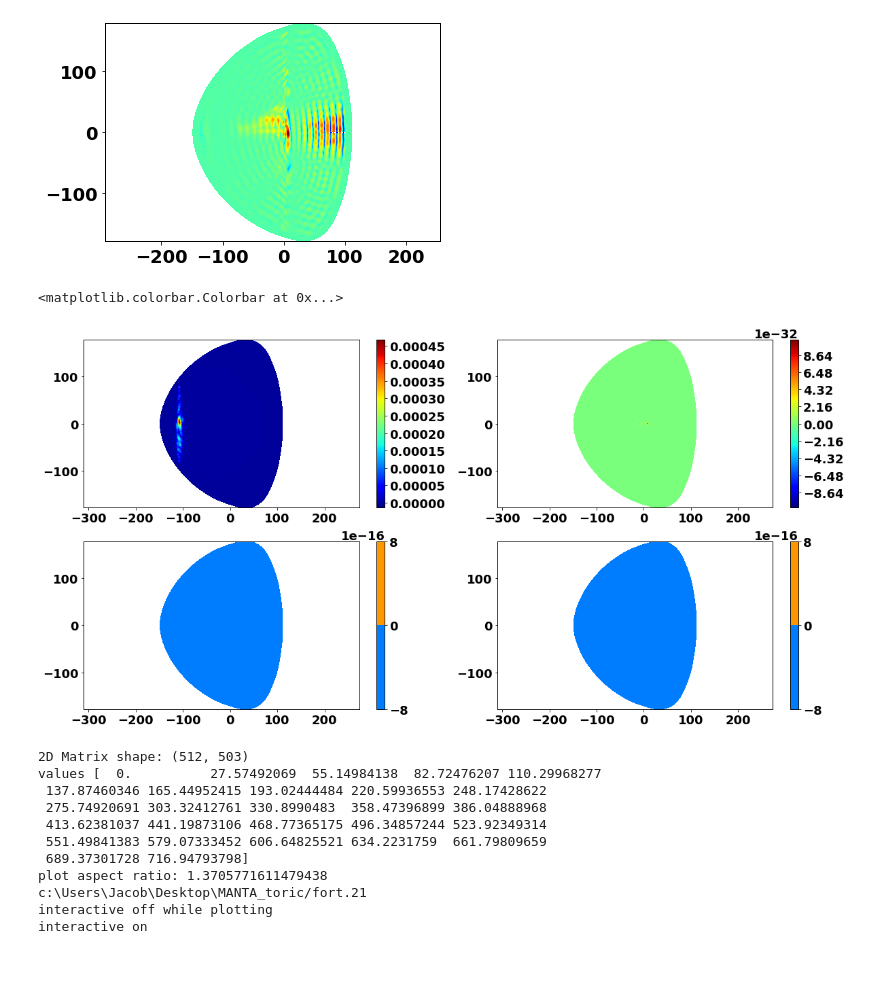
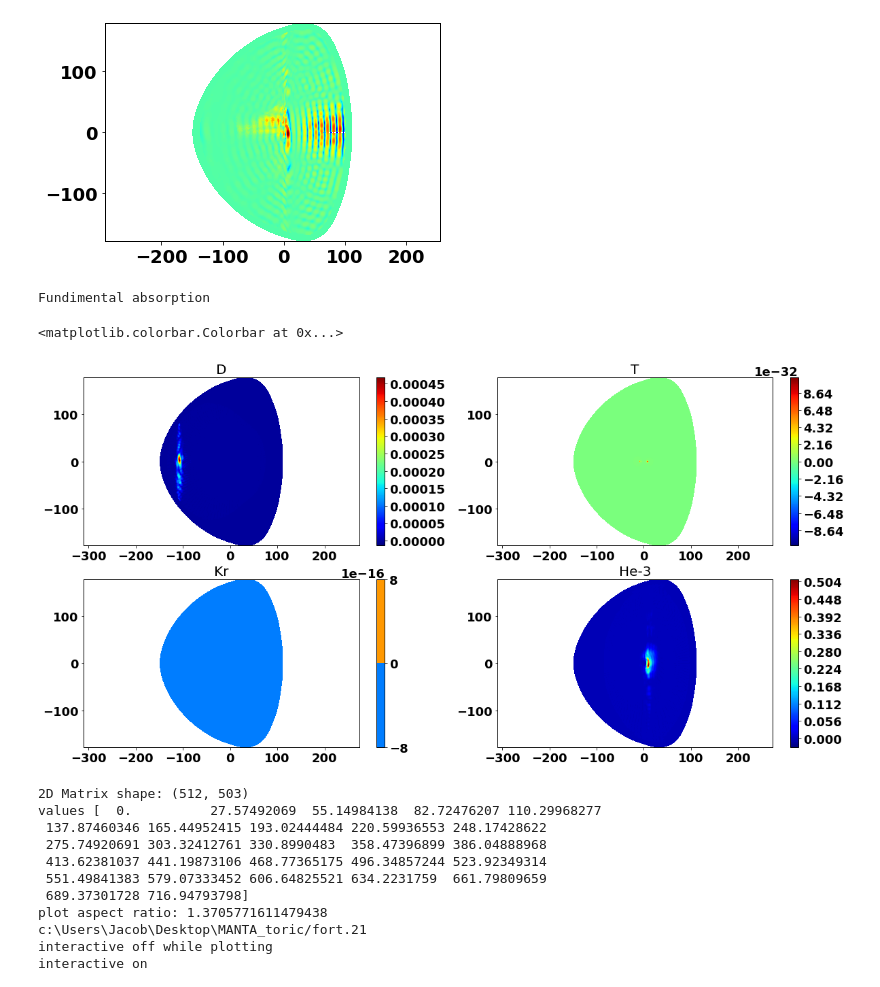
Before and after one commit to vandelij/MANTA_toric, a Jupyter notebook: process_toric_cql.ipynb, the cells around one changed output. Saved outputs shown, nothing was run; the diff lists cells and outputs as text; code cells hidden in the pictures; blank space fills up the shorter version.

Commit message:
added species info

```diff
--- a/process_toric_cql.ipynb
+++ b/process_toric_cql.ipynb
@@ -61,6 +61,8 @@ Z 2
 Conc% 0.0
 ---------------------
 KeyError: '0 is not an isotope of n'
+# %%
+species_names = ['D', 'T', 'Kr', 'He-3']
 # %%
 cql_nc = netCDF4.Dataset('cql3d.nc', mmap=False )
 # %%
@@ -115,22 +117,27 @@ plt.contourf(Xmesh,Zmesh, Re2Eplus, levels=300, cmap='jet')
 [figure]
 # %%
 fig, axs = plt.subplots(2, 2, figsize=(20, 10))
-
+print('Fundimental absorption')
 axs[0,0].axis('equal')
 axs[0,1].axis('equal')
 axs[1,0].axis('equal')
 axs[1,1].axis('equal')
 s1 = axs[0,0].contourf(Xmesh,Zmesh, TDPwIF[:,:,0], levels=300, cmap='jet')
+axs[0,0].set_title(species_names[0])
 plt.colorbar(s1, ax=axs[0,0])
 s2 = axs[0,1].contourf(Xmesh,Zmesh, TDPwIF[:,:,1], levels=300, cmap='jet')
+axs[0,1].set_title(species_names[1])
 plt.colorbar(s2, ax=axs[0,1])
 s3 = axs[1,0].contourf(Xmesh,Zmesh, TDPwIF[:,:,2], levels=300, cmap='jet')
+axs[1,0].set_title(species_names[2])
 plt.colorbar(s3, ax=axs[1,0])
-s4 = axs[1,1].contourf(Xmesh,Zmesh, TDPwIF[:,:,2], levels=300, cmap='jet')
+s4 = axs[1,1].contourf(Xmesh,Zmesh, TDPwIF[:,:,3], levels=300, cmap='jet')
+axs[1,1].set_title(species_names[3])
 plt.colorbar(s4, ax=axs[1,1])
 # %% [output]
-<matplotlib.colorbar.Colorbar at 0x...>
+Fundimental absorption
+<matplotlib.colorbar.Colorbar at 0x...>
-[figure, old version]
+[figure, new version]
 # %%
 toric.plot_2Dfield('Eplus',logl=-20, im=True, scaletop=0.8)
 # %% [output]
```
Also changed, not shown: parts of 1 cell of this notebook.
